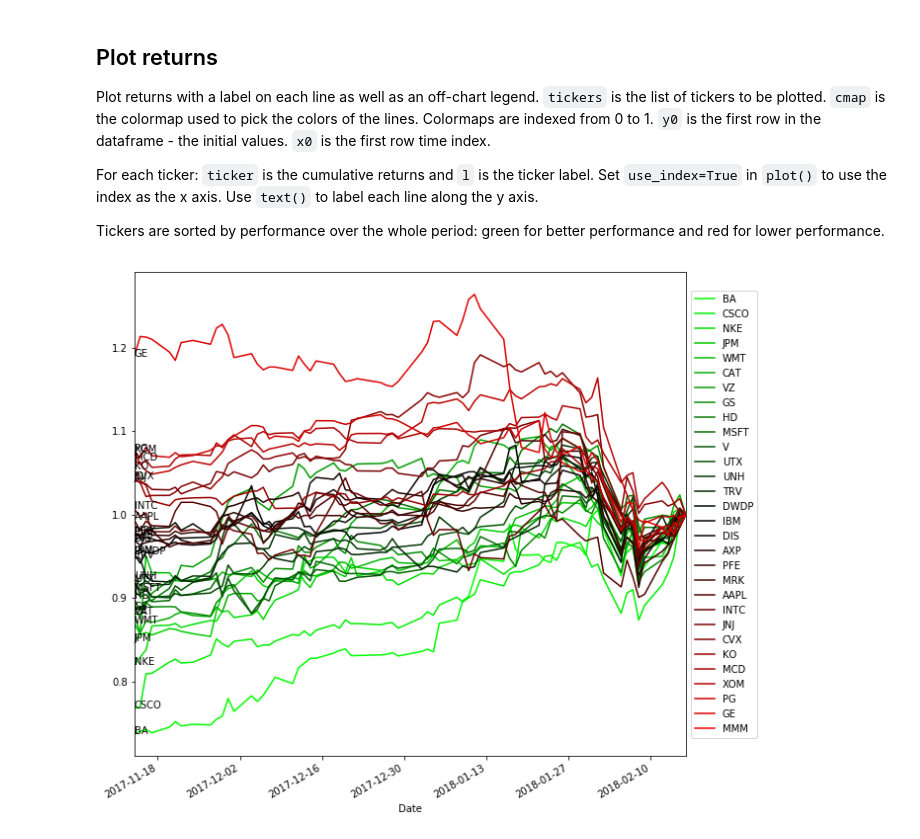
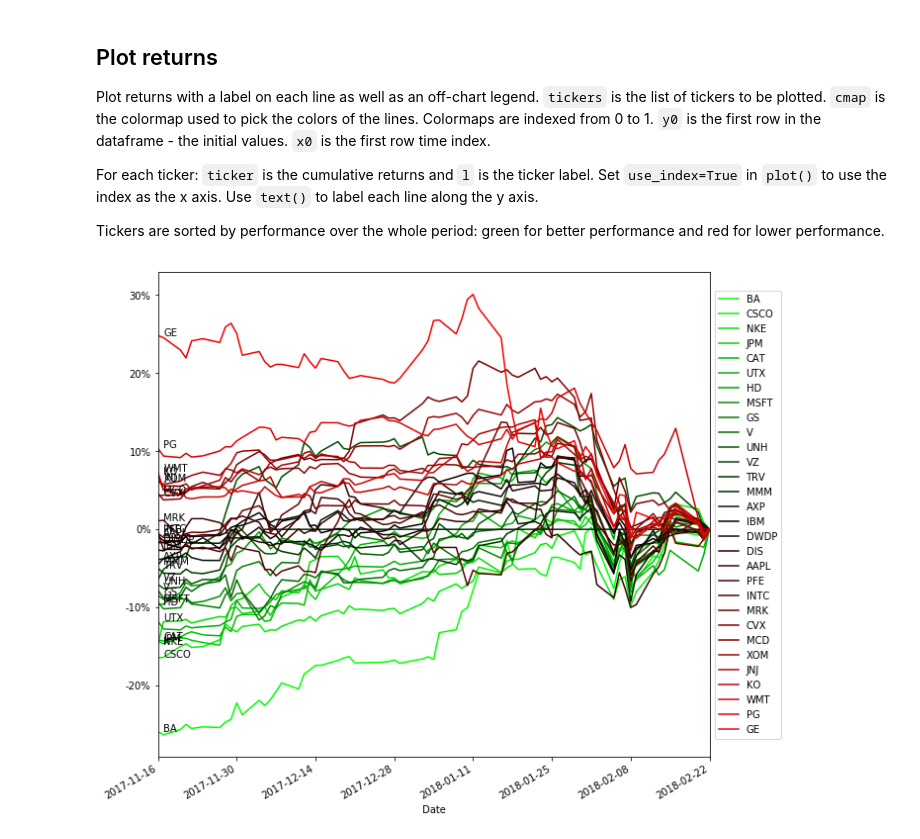
Before and after one commit to cygnyx/cygnyx.github.io, a Jupyter notebook: notebooks/DowComponentPerformance.ipynb, the cells around one changed output. Cells and saved outputs as stored; diff of their text form; code cells hidden in the pictures.

```diff
--- a/notebooks/DowComponentPerformance.ipynb
+++ b/notebooks/DowComponentPerformance.ipynb
@@ -49,5 +62,5 @@ Normalized these results so the latest cumulative return ratio is 1.
 # %%
 returns = data.dropna(how='all').sort_index().pct_change()[1:].add(1)
-returns.applymap(np.log).sort_index(ascending=False)
-cumret = returns.cumprod()
-cumret = cumret / cumret.tail(1).values[0,:]
+returns = returns.applymap(np.log)
+
+returns.tail()
@@ -53,0 +78,4 @@ cumret = cumret / cumret.tail(1).values[0,:]
+# %%
+cumret = returns.fillna(0).cumsum()
+
+cumret.tail()
@@ -53,0 +93,4 @@ cumret = cumret / cumret.tail(1).values[0,:]
+# %%
+cumret = cumret.applymap(np.exp)
+
+cumret.tail()
@@ -53,0 +109,4 @@ cumret = cumret / cumret.tail(1).values[0,:]
+# %%
+cumret = (cumret / cumret.tail(1).values[0,:]).add(-1)
+
+cumret.tail()
@@ -69,33 +137,34 @@ Tickers are sorted by performance over the whole period: green for better perfor
 # %%
 def plotcumret(cumret=cumret):
     tickers = len(cumret.columns.values)
 
     fig, ax = plt.subplots(figsize=(10, 10))
-    cmap = colors.LinearSegmentedColormap('red-green', {
+    cmap = LinearSegmentedColormap('red-green', {
         'red':   ((0.0, 0.0, 0.0),
                   (0.5, 0.0, 0.0),
                   (1.0, 1.0, 1.0)),
         'blue':  ((0.0, 0.0, 0.0),
                   (1.0, 0.0, 0.0)),
         'green': ((0.0, 0.0, 1.0),
                   (0.5, 0.0, 0.0),
                   (1.0, 0.0, 0.0))
     })
     y0 = cumret.head(1).values[0]
-    x0 = cumret.index[0]
+    x0 = cumret.index[1]
     i = 0
     for idx in sorted(range(len(y0)), key=lambda k: y0[k]):
         ticker = cumret.columns.values[idx]
         l = cumret.columns[idx]
         ax = cumret.plot(ax=ax, kind='line', y=ticker, c=cmap(i/tickers), label=l, use_index=True)
+        ax.yaxis.set_major_formatter(FuncFormatter(lambda y, _: '{:.0%}'.format(y)))
         if y0[idx] == y0[idx]:
             plt.text(x0, y0[idx], l)
         i = i + 1
 
 
     ax.legend(loc='center left', bbox_to_anchor=(1, 0.5))
     plt.show()
     plt.close('all')
 plotcumret()
 # %% [output]
-[figure, old version]
+[figure, new version]
```
Also changed, not shown: parts of 13 cells of this notebook.
